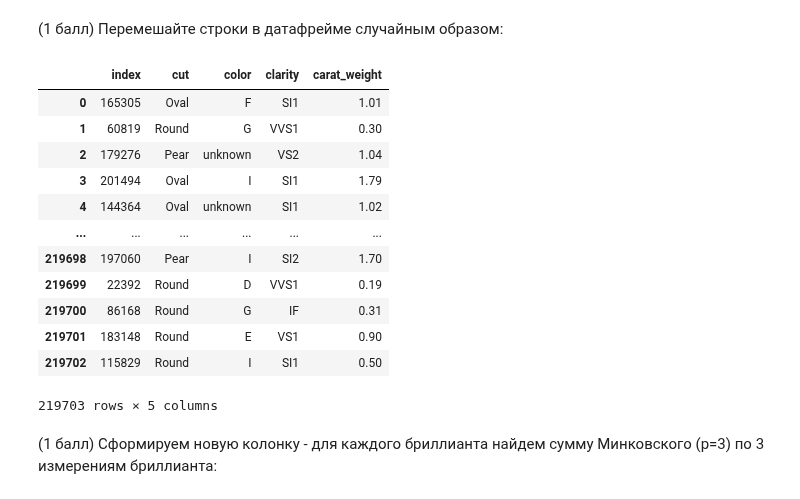
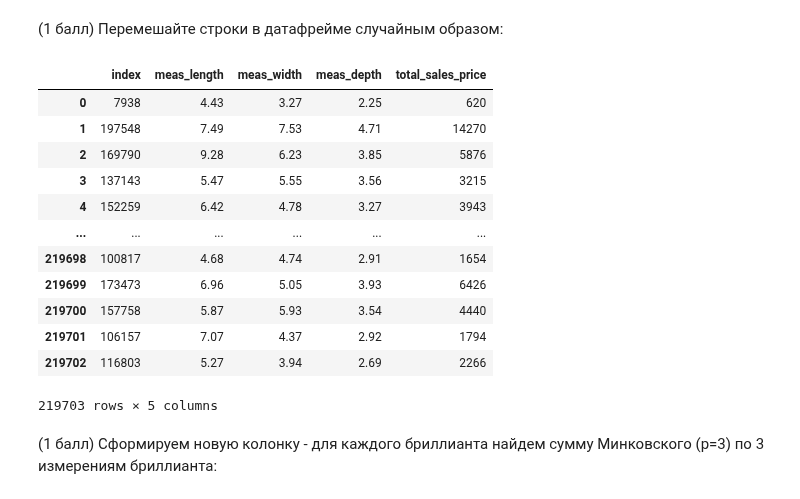
Before and after one commit to bubashilda/Data-analysis, a Jupyter notebook: lab_work.ipynb, the cells around one changed output. Drawn from its saved outputs; the diff is of its cells as text; code cells hidden in the pictures.

```diff
--- a/lab_work.ipynb
+++ b/lab_work.ipynb
@@ -226,0 +314,3 @@ diamonds.isin(['unknown', None]).sum().sum()
+# %%
+cols = diamonds.columns[diamonds.columns.str.startswith('fancy_color_') | diamonds.columns.str.startswith('fluor_')]
+cols
@@ -235,2 +330,4 @@ diamonds.isin(['unknown', None]).sum().sum()
+# %%
+diamonds.drop(columns=cols, inplace=True)
 # %% [markdown]
 (1 балл) Проделайте тоже самое для колонок, начинающихся с `culet_`:
@@ -239,2 +334,7 @@ diamonds.isin(['unknown', None]).sum().sum()
+# %%
+diamonds.drop(
+    columns=diamonds.columns[(diamonds.columns.str.startswith('culet_'))],
+    inplace=True
+)
 # %% [markdown]
 (1 балл) Посчитайте сколько бы стоил (в тысячах долларов) сейф, в котором хранились бы все бриллианты из датасета:
@@ -322,0 +556,5 @@ df = diamonds[picked_columns]
+# %%
+picked = diamonds[
+    ['meas_length', 'meas_width', 'meas_depth', 'total_sales_price']
+]
+picked.head(10)
@@ -323,20 +573,20 @@ df = diamonds[picked_columns]
 # %% [markdown]
 (1 балл) Перемешайте строки в датафрейме случайным образом:
 # %%
-df.sample(frac=1).reset_index()
+picked.sample(frac=1).reset_index()
 # %% [output]
-|  | index | cut | color | clarity | carat_weight |
-| 0 | 165305 | Oval | F | SI1 | 1.01 |
-| 1 | 60819 | Round | G | VVS1 | 0.30 |
-| 2 | 179276 | Pear | unknown | VS2 | 1.04 |
-| 3 | 201494 | Oval | I | SI1 | 1.79 |
-| 4 | 144364 | Oval | unknown | SI1 | 1.02 |
+|  | index | meas_length | meas_width | meas_depth | total_sales_price |
+| 0 | 7938 | 4.43 | 3.27 | 2.25 | 620 |
+| 1 | 197548 | 7.49 | 7.53 | 4.71 | 14270 |
+| 2 | 169790 | 9.28 | 6.23 | 3.85 | 5876 |
+| 3 | 137143 | 5.47 | 5.55 | 3.56 | 3215 |
+| 4 | 152259 | 6.42 | 4.78 | 3.27 | 3943 |
 | ... | ... | ... | ... | ... | ... |
-| 219698 | 197060 | Pear | I | SI2 | 1.70 |
-| 219699 | 22392 | Round | D | VVS1 | 0.19 |
-| 219700 | 86168 | Round | G | IF | 0.31 |
-| 219701 | 183148 | Round | E | VS1 | 0.90 |
-| 219702 | 115829 | Round | I | SI1 | 0.50 |
+| 219698 | 100817 | 4.68 | 4.74 | 2.91 | 1654 |
+| 219699 | 173473 | 6.96 | 5.05 | 3.93 | 6426 |
+| 219700 | 157758 | 5.87 | 5.93 | 3.54 | 4440 |
+| 219701 | 106157 | 7.07 | 4.37 | 2.92 | 1794 |
+| 219702 | 116803 | 5.27 | 3.94 | 2.69 | 2266 |
 219703 rows × 5 columns
 # %% [markdown]
 (1 балл) Сформируем новую колонку - для каждого бриллианта найдем сумму Минковского (p=3) по 3 измерениям бриллианта:
```
Also changed, not shown: parts of 76 cells of this notebook.
